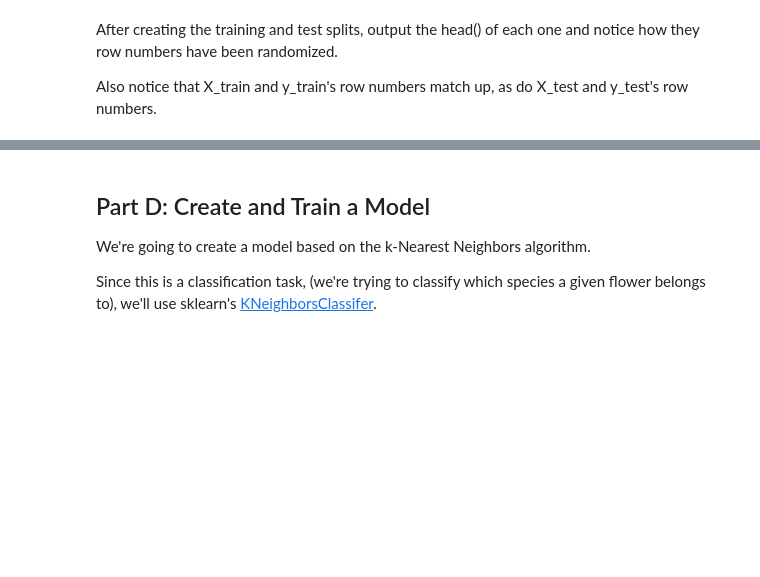
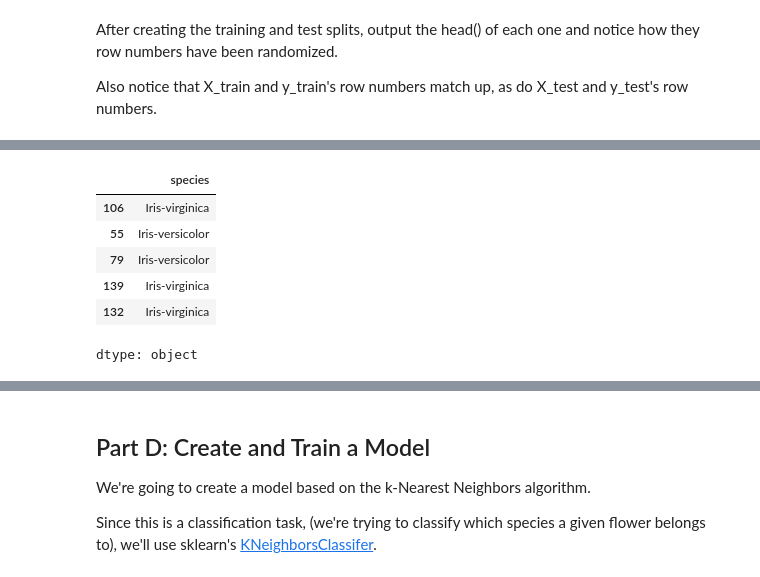
Before and after one commit to Taylor-Paxman/CSE450, a Jupyter notebook: notebooks/Exploration_04.ipynb, the cells around one changed output, grey strips where cells are left out. Drawn from its saved outputs; the diff is of its cells as text; code cells hidden in the pictures; blank space fills up the shorter version.

```diff
--- a/notebooks/Exploration_04.ipynb
+++ b/notebooks/Exploration_04.ipynb
@@ -127,0 +141,10 @@ Also notice that X_train and y_train's row numbers match up, as do X_test and y_
+# %%
+y_train.head()
+# %% [output]
+|  | species |
+| 106 | Iris-virginica |
+| 55 | Iris-versicolor |
+| 79 | Iris-versicolor |
+| 139 | Iris-virginica |
+| 132 | Iris-virginica |
+dtype: object
```
Also changed, not shown: parts of 12 cells of this notebook.
